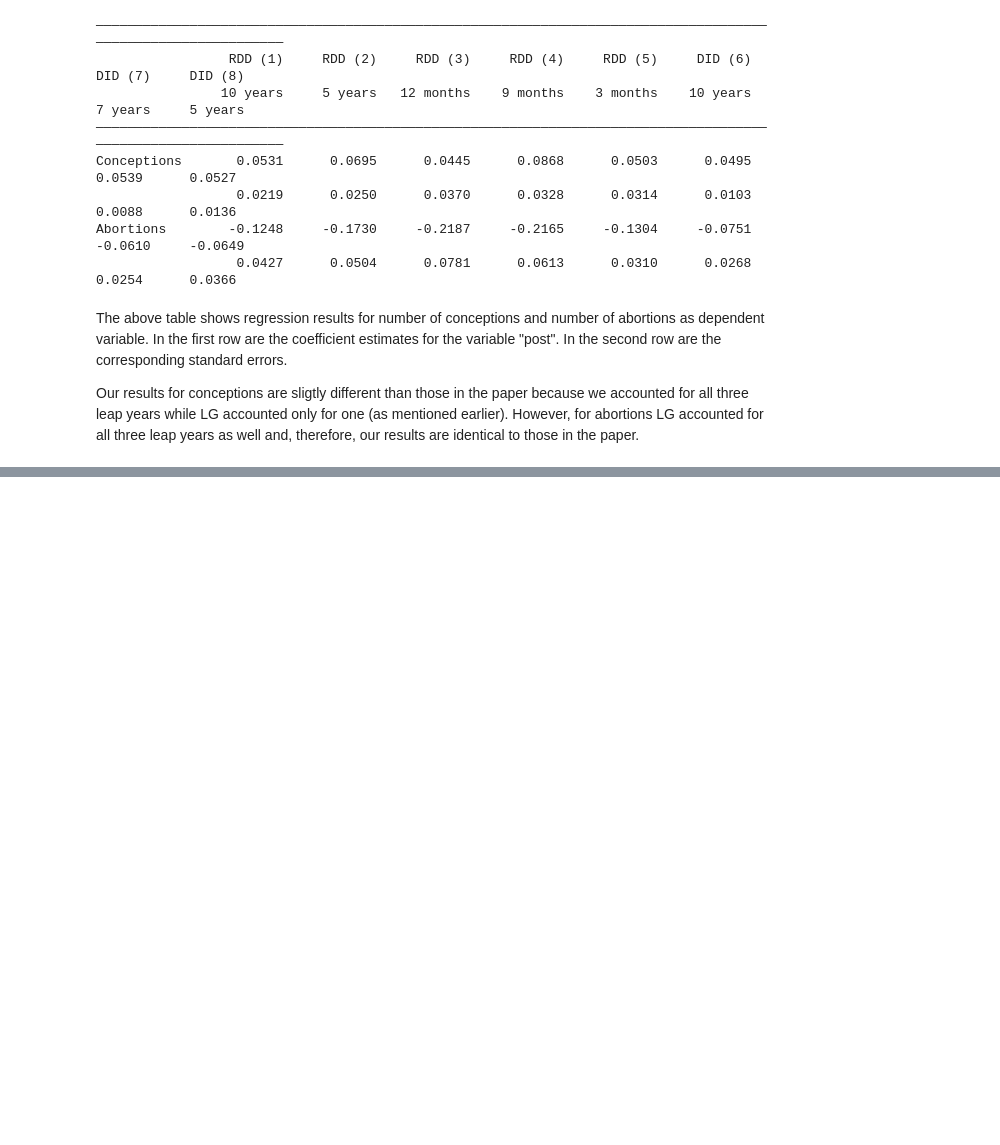
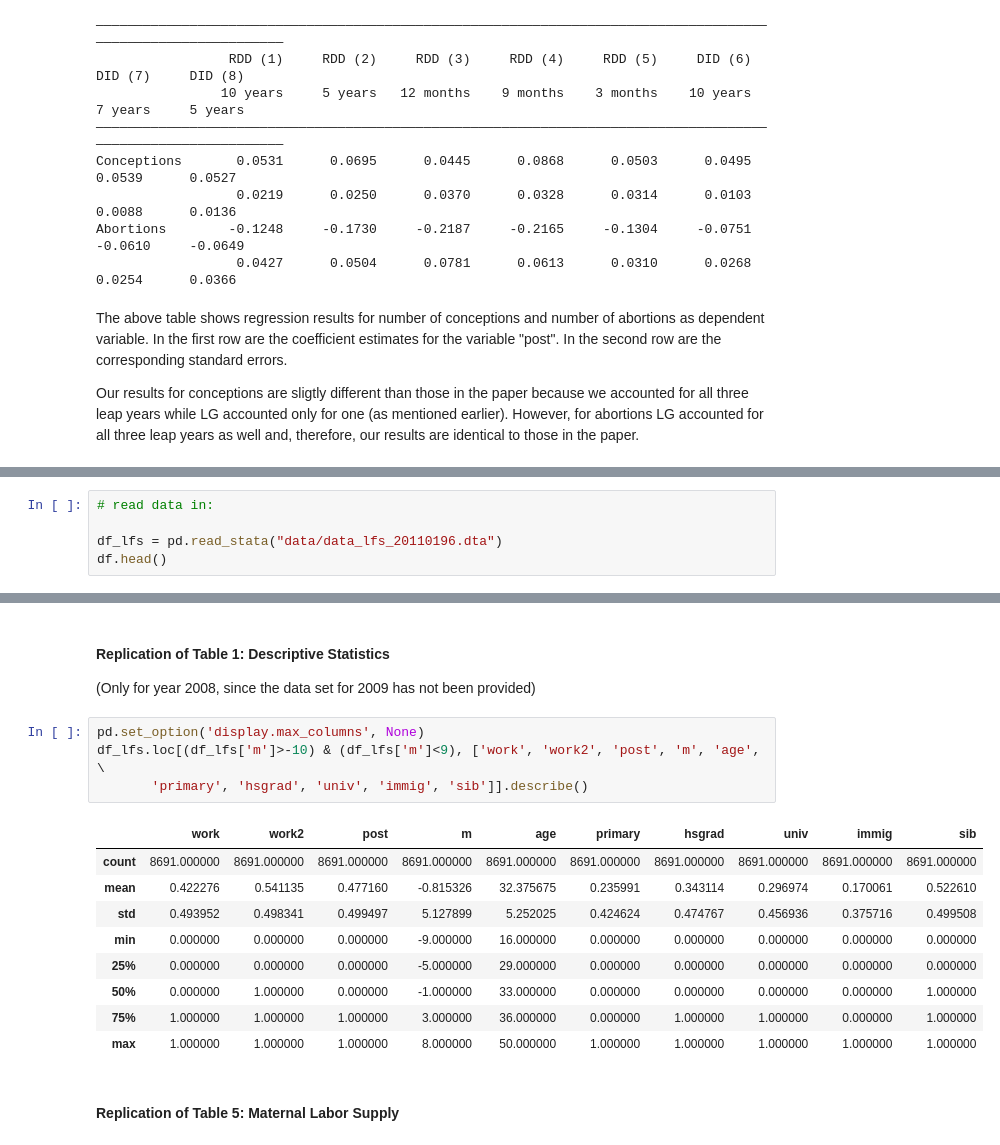
Before and after one commit to marclipfert/student-project-antonia-marc, a Jupyter notebook: student_project_Antonia_Marc.ipynb, the cells around one changed output, grey strips where cells are left out. Drawn from its saved outputs; the diff is of its cells as text; blank space fills up the shorter version.

```diff
--- a/student_project_Antonia_Marc.ipynb
+++ b/student_project_Antonia_Marc.ipynb
@@ -574,0 +893,5 @@ Our results for conceptions are sligtly different than those in the paper becaus
+# %%
+# read data in:
+
+df_lfs = pd.read_stata("data/data_lfs_20110196.dta")
+df.head()
@@ -574,0 +973,20 @@ Our results for conceptions are sligtly different than those in the paper becaus
+# %% [markdown]
+#### Replication of Table 1: Descriptive Statistics
+
+(Only for year 2008, since the data set for 2009 has not been provided)
+# %%
+pd.set_option('display.max_columns', None)
+df_lfs.loc[(df_lfs['m']>-10) & (df_lfs['m']<9), ['work', 'work2', 'post', 'm', 'age', \
+       'primary', 'hsgrad', 'univ', 'immig', 'sib']].describe()
+# %% [output]
+|  | work | work2 | post | m | age | primary | hsgrad | univ | immig | sib |
+| count | 8691.000000 | 8691.000000 | 8691.000000 | 8691.000000 | 8691.000000 | 8691.000000 | 8691.000000 | 8691.000000 | 8691.000000 | 8691.000000 |
+| mean | 0.422276 | 0.541135 | 0.477160 | -0.815326 | 32.375675 | 0.235991 | 0.343114 | 0.296974 | 0.170061 | 0.522610 |
+| std | 0.493952 | 0.498341 | 0.499497 | 5.127899 | 5.252025 | 0.424624 | 0.474767 | 0.456936 | 0.375716 | 0.499508 |
+| min | 0.000000 | 0.000000 | 0.000000 | -9.000000 | 16.000000 | 0.000000 | 0.000000 | 0.000000 | 0.000000 | 0.000000 |
+| 25% | 0.000000 | 0.000000 | 0.000000 | -5.000000 | 29.000000 | 0.000000 | 0.000000 | 0.000000 | 0.000000 | 0.000000 |
+| 50% | 0.000000 | 1.000000 | 0.000000 | -1.000000 | 33.000000 | 0.000000 | 0.000000 | 0.000000 | 0.000000 | 1.000000 |
+| 75% | 1.000000 | 1.000000 | 1.000000 | 3.000000 | 36.000000 | 0.000000 | 1.000000 | 1.000000 | 0.000000 | 1.000000 |
+| max | 1.000000 | 1.000000 | 1.000000 | 8.000000 | 50.000000 | 1.000000 | 1.000000 | 1.000000 | 1.000000 | 1.000000 |
+# %% [markdown]
+#### Replication of Table 5: Maternal Labor Supply
```
Also changed, not shown: parts of 28 cells of this notebook, 1 other file.
